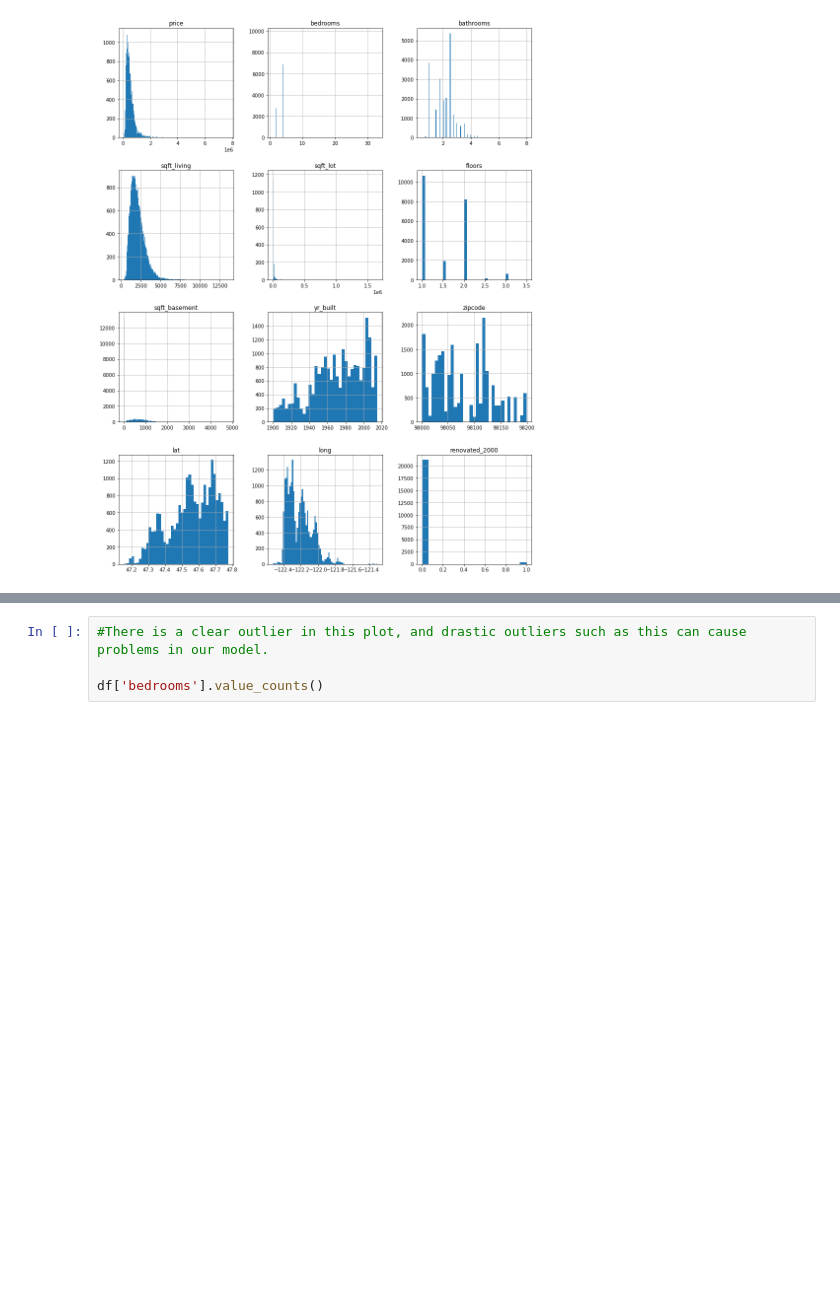
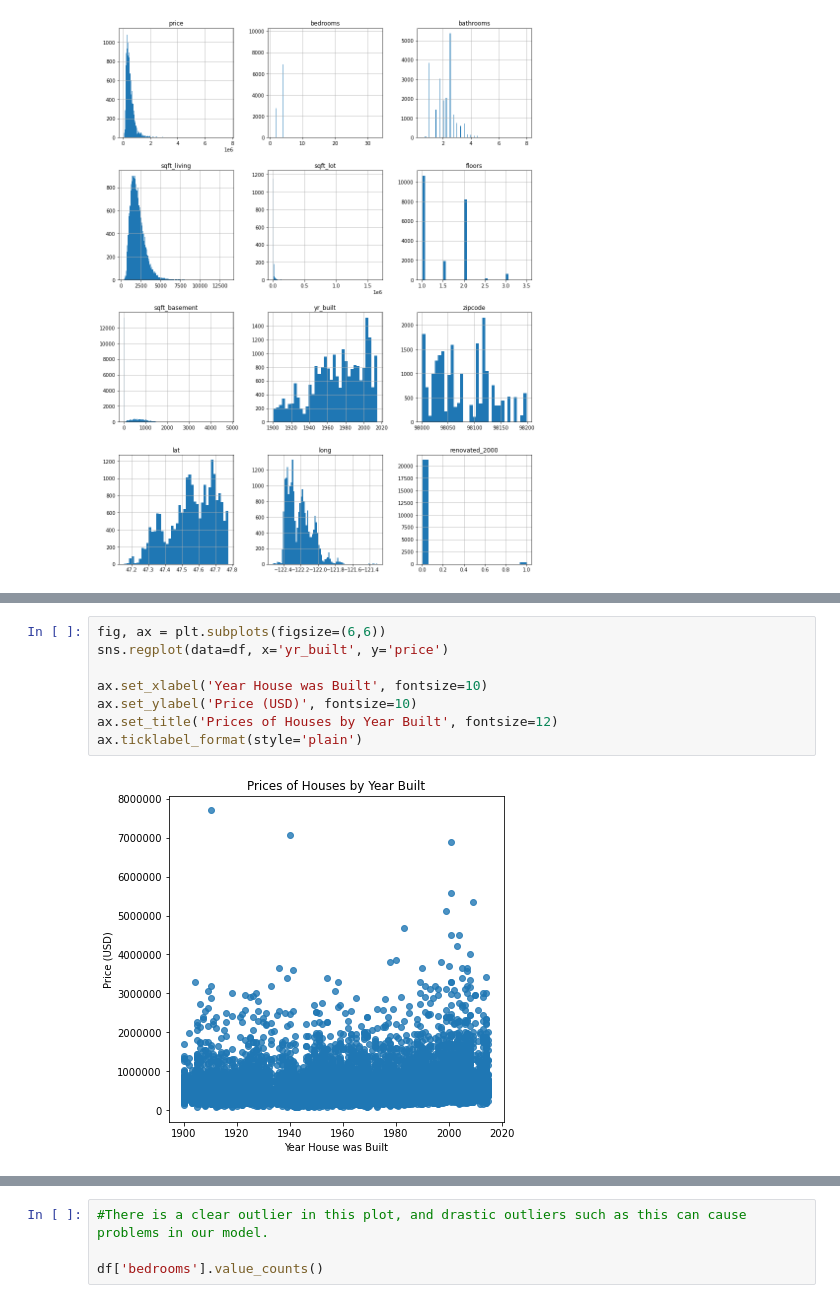
Before and after one commit to shadel96/King_County_Regression_Analysis, a Jupyter notebook: kc_preprocessing_exploring.ipynb, the cells around one changed output, grey strips where cells are left out. Drawn from its saved outputs; the diff is of its cells as text; blank space fills up the shorter version.

```diff
--- a/kc_preprocessing_exploring.ipynb
+++ b/kc_preprocessing_exploring.ipynb
@@ -99,0 +90,10 @@ sns.jointplot(x='bedrooms',y='price', data=df, kind='reg', height=5);
+# %%
+fig, ax = plt.subplots(figsize=(6,6))
+sns.regplot(data=df, x='yr_built', y='price')
+
+ax.set_xlabel('Year House was Built', fontsize=10)
+ax.set_ylabel('Price (USD)', fontsize=10)
+ax.set_title('Prices of Houses by Year Built', fontsize=12)
+ax.ticklabel_format(style='plain')
+# %% [output]
+[figure, added]
```
Also changed, not shown: parts of 59 cells of this notebook, 12 other files.
